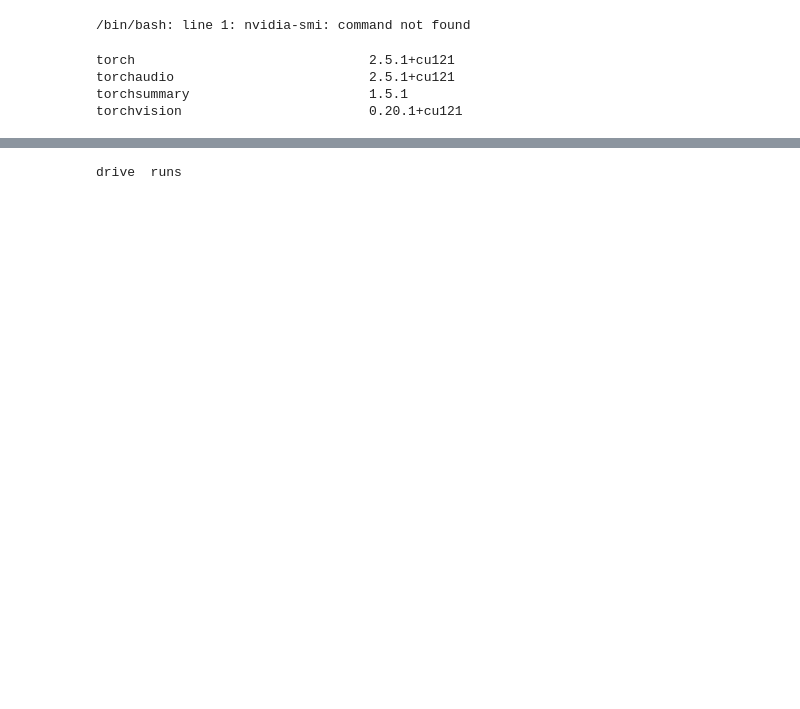
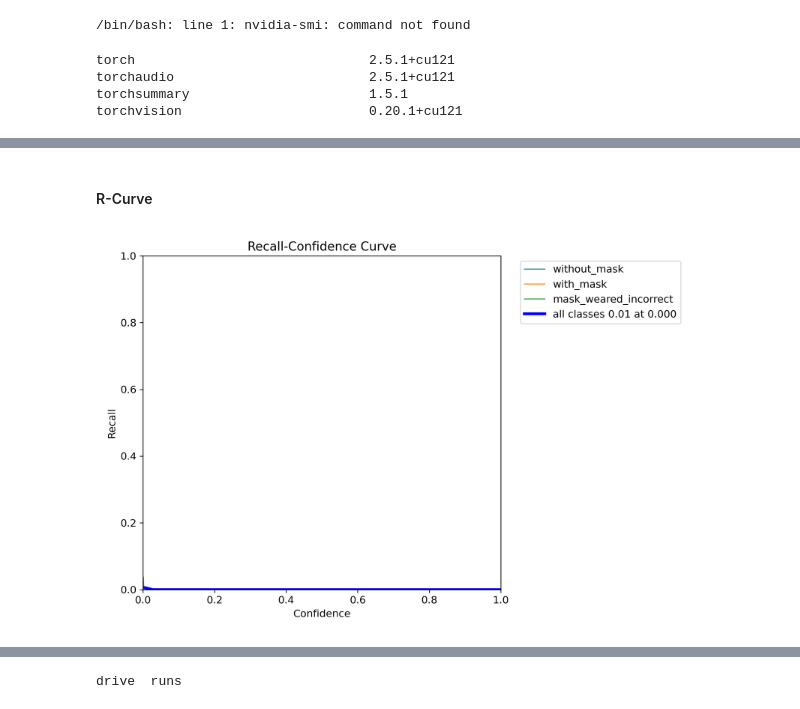
Before and after one commit to gabriel-ferreira-life/Face-Mask-Detection, a Jupyter notebook: model_training/model_training.ipynb, the cells around one changed output, grey strips where cells are left out. Cells and saved outputs as stored; diff of their text form; code cells hidden in the pictures; blank space fills up the shorter version.

```diff
--- a/model_training/model_training.ipynb
+++ b/model_training/model_training.ipynb
@@ -34,0 +89,6 @@ os.chdir('/content/drive/MyDrive/projects/Face-Mask-Detection/data')
+# %% [markdown]
+#### R-Curve
+# %%
+Image(filename=f'{run_path}/R_curve.png', width=600)
+# %% [output]
+[figure, added]
```
Also changed, not shown: parts of 35 cells of this notebook.
